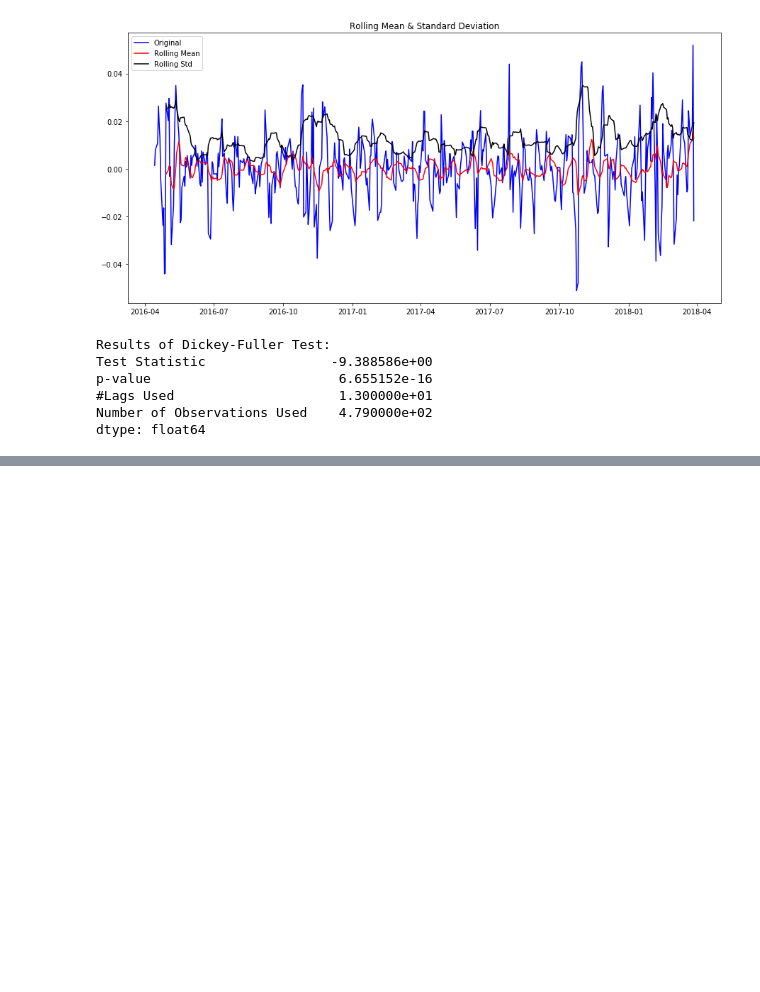
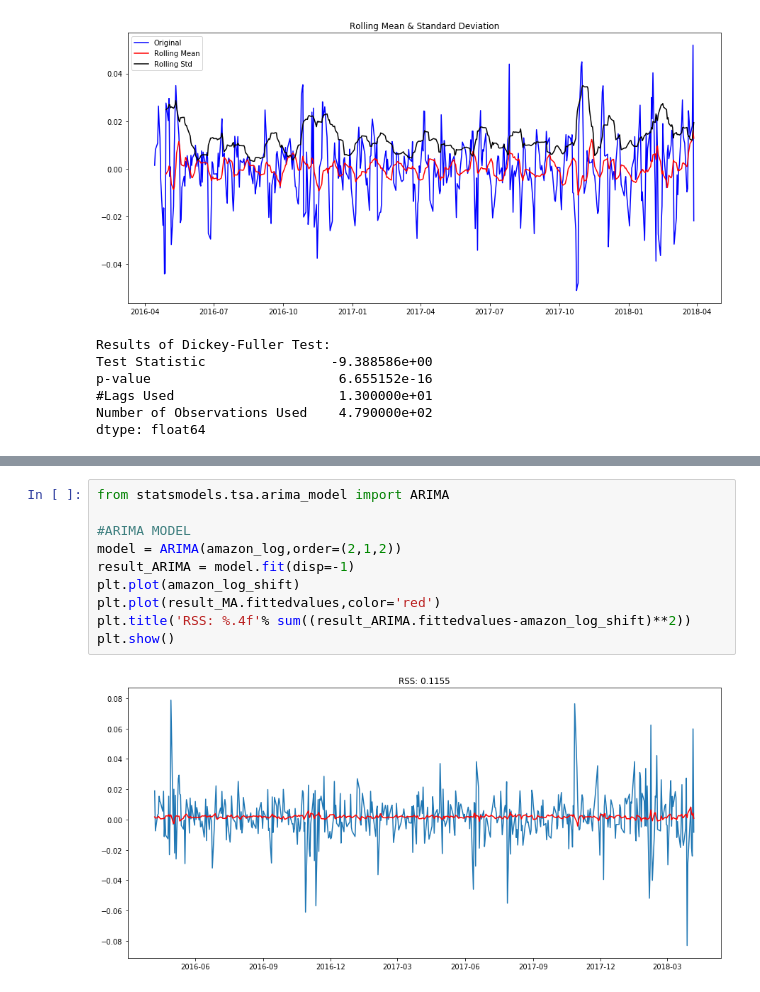
Before and after one commit to jasonrims/Time_series, a Jupyter notebook: Time_Series.ipynb, the cells around one changed output, grey strips where cells are left out. Saved outputs shown, nothing was run; the diff lists cells and outputs as text; blank space fills up the shorter version.

Commit message:
ARIMA MODEL and PREDICTION

```diff
--- a/Time_Series.ipynb
+++ b/Time_Series.ipynb
@@ -201,0 +226,12 @@ dtype: float64
+# %%
+from statsmodels.tsa.arima_model import ARIMA
+
+#ARIMA MODEL
+model = ARIMA(amazon_log,order=(2,1,2))
+result_ARIMA = model.fit(disp=-1)
+plt.plot(amazon_log_shift)
+plt.plot(result_MA.fittedvalues,color='red')
+plt.title('RSS: %.4f'% sum((result_ARIMA.fittedvalues-amazon_log_shift)**2))
+plt.show()
+# %% [output]
+[figure, added]
```
Also changed, not shown: parts of 11 cells of this notebook.
